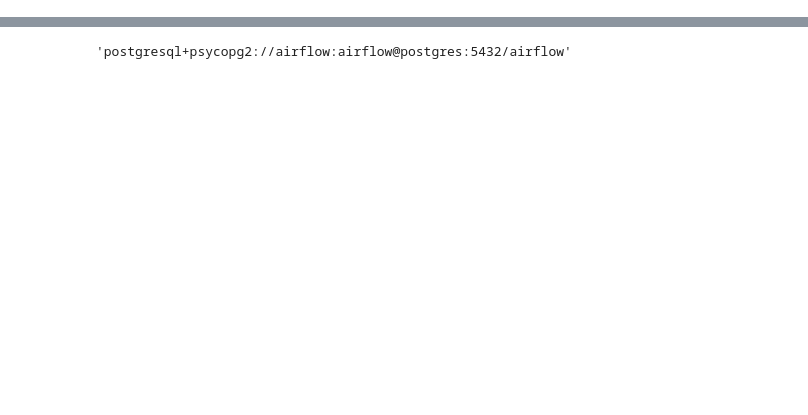
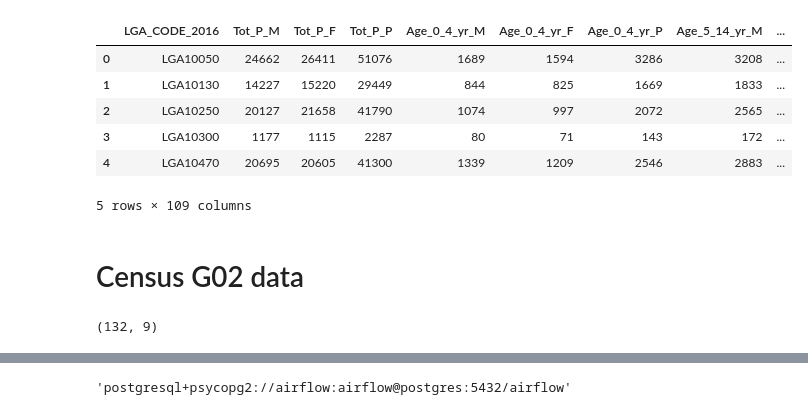
Before and after one commit to roger-yu-ds/bde_ass_2, a Jupyter notebook: notebooks/2_design_star_schema.ipynb, the cells around one changed output, grey strips where cells are left out. Cells and saved outputs as stored; diff of their text form; code cells hidden in the pictures; blank space fills up the shorter version.

```diff
--- a/notebooks/2_design_star_schema.ipynb
+++ b/notebooks/2_design_star_schema.ipynb
@@ -60,0 +54,3 @@ df = pd.read_csv(path, compression='gzip')
+# %%
+path = raw_data_dir / '2016Census_G01_NSW_LGA.csv'
+g01_df = pd.read_csv(path)
@@ -69,0 +176,16 @@ df.head()
+# %%
+g01_df.head()
+# %% [output]
+|  | LGA_CODE_2016 | Tot_P_M | Tot_P_F | Tot_P_P | Age_0_4_yr_M | Age_0_4_yr_F | Age_0_4_yr_P | Age_5_14_yr_M | ... |
+| 0 | LGA10050 | 24662 | 26411 | 51076 | 1689 | 1594 | 3286 | 3208 | ... |
+| 1 | LGA10130 | 14227 | 15220 | 29449 | 844 | 825 | 1669 | 1833 | ... |
+| 2 | LGA10250 | 20127 | 21658 | 41790 | 1074 | 997 | 2072 | 2565 | ... |
+| 3 | LGA10300 | 1177 | 1115 | 2287 | 80 | 71 | 143 | 172 | ... |
+| 4 | LGA10470 | 20695 | 20605 | 41300 | 1339 | 1209 | 2546 | 2883 | ... |
+5 rows × 109 columns
+# %% [markdown]
+# Census G02 data
+# %%
+g02_df.shape
+# %% [output]
+(132, 9)
```
Also changed, not shown: parts of 46 cells of this notebook, 1 other file.
